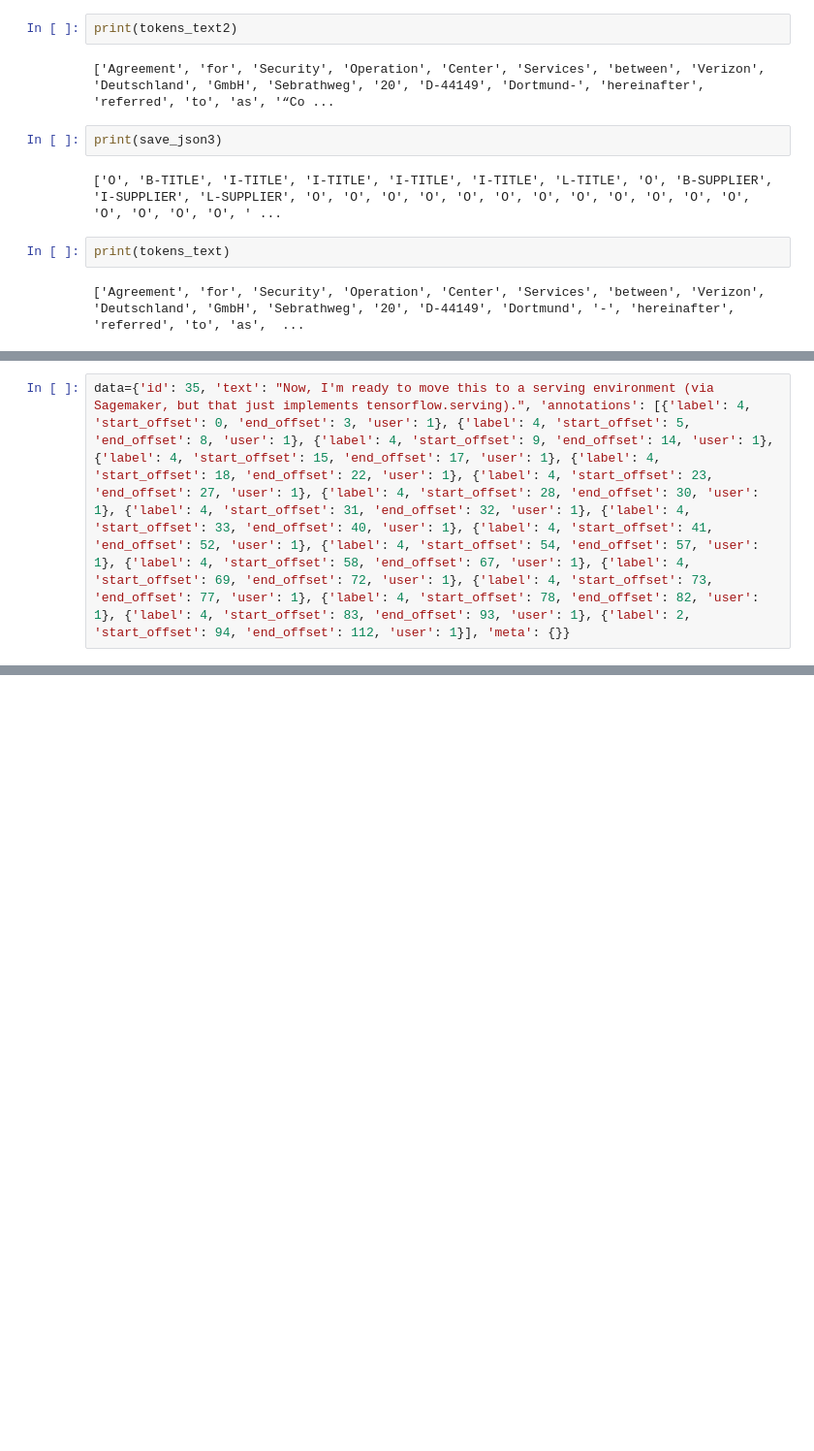
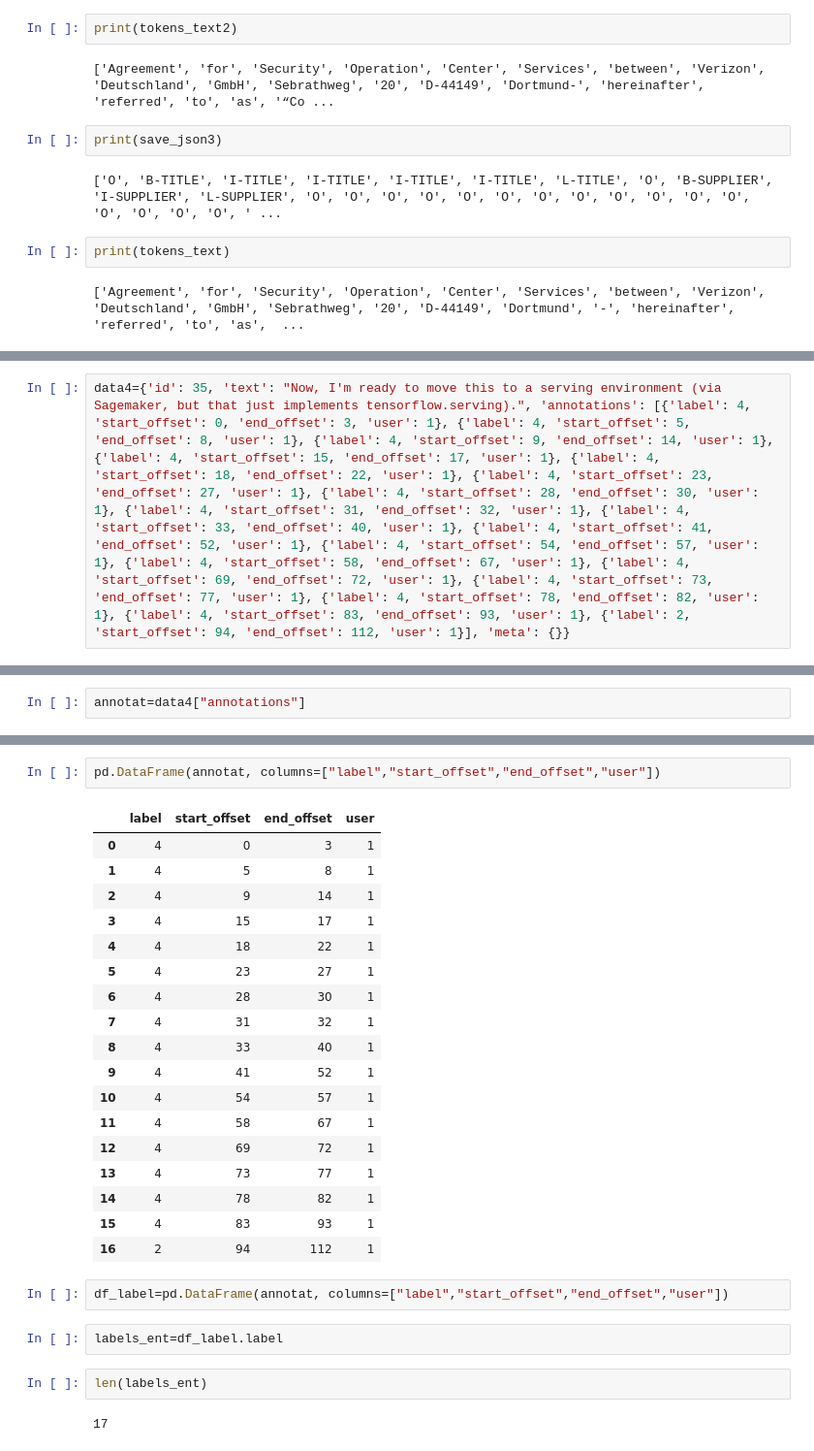
Before and after one commit to HassanSherwani/Coding_FUN, a Jupyter notebook: 1.Nested_json.ipynb, the cells around one changed output, grey strips where cells are left out. Shown at 97% size. Saved outputs shown, nothing was run; the diff lists cells and outputs as text; blank space fills up the shorter version.

```diff
--- a/1.Nested_json.ipynb
+++ b/1.Nested_json.ipynb
@@ -792,3 +794,3 @@ print(tokens_text)
 # %%
-data={'id': 35, 'text': "Now, I'm ready to move this to a serving environment (via Sagemaker, but that just implements tensorflow.serving).", 'annotations': [{'label': 4, 'start_offset': 0, 'end_offset': 3, 'user': 1}, {'label': 4, 'start_offset': 5, 'end_offset': 8, 'user': 1}, {'label': 4, 'start_offset': 9, 'end_offset': 14, 'user': 1}, {'label': 4, 'start_offset': 15, 'end_offset': 17, 'user': 1}, {'label': 4, 'start_offset': 18, 'end_offset': 22, 'user': 1}, {'label': 4, 'start_offset': 23, 'end_offset': 27, 'user': 1}, {'label': 4, 'start_offset': 28, 'end_offset': 30, 'user': 1}, {'label': 4, 'start_offset': 31, 'end_offset': 32, 'user': 1}, {'label': 4, 'start_offset': 33, 'end_offset': 40, 'user': 1}, {'label': 4, 'start_offset': 41, 'end_offset': 52, 'user': 1}, {'label': 4, 'start_offset': 54, 'end_offset': 57, 'user': 1}, {'label': 4, 'start_offset': 58, 'end_offset': 67, 'user': 1}, {'label': 4, 'start_offset': 69, 'end_offset': 72, 'user': 1}, {'label': 4, 'start_offset': 73, 'end_offset': 77, 'user': 1}, {'label': 4, 'start_offset': 78, 'end_offset': 82, 'user': 1}, {'label': 4, 'start_offset': 83, 'end_offset': 93, 'user': 1}, {'label': 2, 'start_offset': 94, 'end_offset': 112, 'user': 1}], 'meta': {}}
+data4={'id': 35, 'text': "Now, I'm ready to move this to a serving environment (via Sagemaker, but that just implements tensorflow.serving).", 'annotations': [{'label': 4, 'start_offset': 0, 'end_offset': 3, 'user': 1}, {'label': 4, 'start_offset': 5, 'end_offset': 8, 'user': 1}, {'label': 4, 'start_offset': 9, 'end_offset': 14, 'user': 1}, {'label': 4, 'start_offset': 15, 'end_offset': 17, 'user': 1}, {'label': 4, 'start_offset': 18, 'end_offset': 22, 'user': 1}, {'label': 4, 'start_offset': 23, 'end_offset': 27, 'user': 1}, {'label': 4, 'start_offset': 28, 'end_offset': 30, 'user': 1}, {'label': 4, 'start_offset': 31, 'end_offset': 32, 'user': 1}, {'label': 4, 'start_offset': 33, 'end_offset': 40, 'user': 1}, {'label': 4, 'start_offset': 41, 'end_offset': 52, 'user': 1}, {'label': 4, 'start_offset': 54, 'end_offset': 57, 'user': 1}, {'label': 4, 'start_offset': 58, 'end_offset': 67, 'user': 1}, {'label': 4, 'start_offset': 69, 'end_offset': 72, 'user': 1}, {'label': 4, 'start_offset': 73, 'end_offset': 77, 'user': 1}, {'label': 4, 'start_offset': 78, 'end_offset': 82, 'user': 1}, {'label': 4, 'start_offset': 83, 'end_offset': 93, 'user': 1}, {'label': 2, 'start_offset': 94, 'end_offset': 112, 'user': 1}], 'meta': {}}
 # %%
@@ -797,0 +818,2 @@ print(data)
+# %%
+annotat=data4["annotations"]
@@ -797,0 +851,29 @@ print(data)
+# %%
+pd.DataFrame(annotat, columns=["label","start_offset","end_offset","user"])
+# %% [output]
+|  | label | start_offset | end_offset | user |
+| 0 | 4 | 0 | 3 | 1 |
+| 1 | 4 | 5 | 8 | 1 |
+| 2 | 4 | 9 | 14 | 1 |
+| 3 | 4 | 15 | 17 | 1 |
+| 4 | 4 | 18 | 22 | 1 |
+| 5 | 4 | 23 | 27 | 1 |
+| 6 | 4 | 28 | 30 | 1 |
+| 7 | 4 | 31 | 32 | 1 |
+| 8 | 4 | 33 | 40 | 1 |
+| 9 | 4 | 41 | 52 | 1 |
+| 10 | 4 | 54 | 57 | 1 |
+| 11 | 4 | 58 | 67 | 1 |
+| 12 | 4 | 69 | 72 | 1 |
+| 13 | 4 | 73 | 77 | 1 |
+| 14 | 4 | 78 | 82 | 1 |
+| 15 | 4 | 83 | 93 | 1 |
+| 16 | 2 | 94 | 112 | 1 |
+# %%
+df_label=pd.DataFrame(annotat, columns=["label","start_offset","end_offset","user"])
+# %%
+labels_ent=df_label.label
+# %%
+len(labels_ent)
+# %% [output]
+17
```
Also changed, not shown: parts of 18 cells of this notebook.
